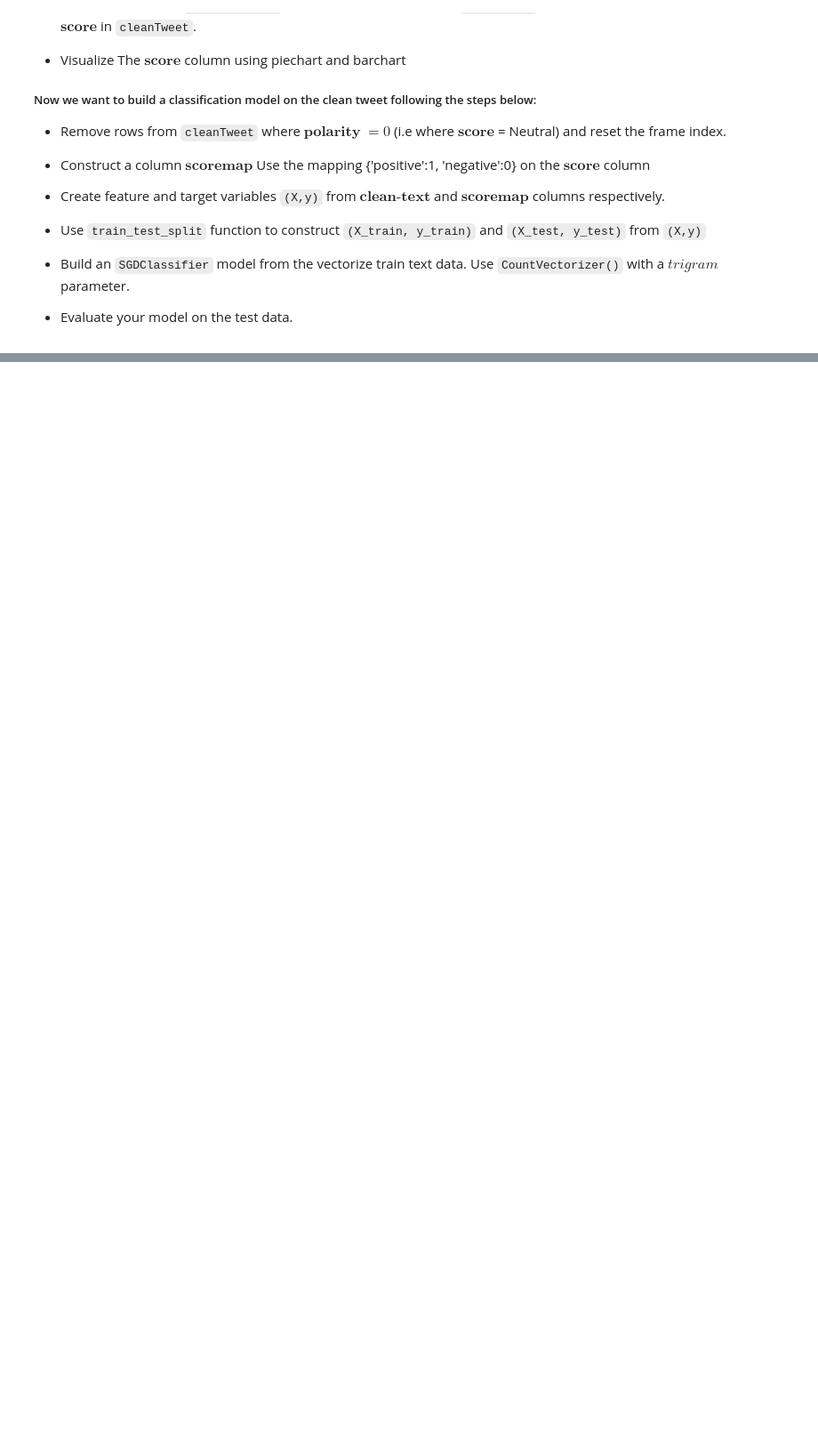
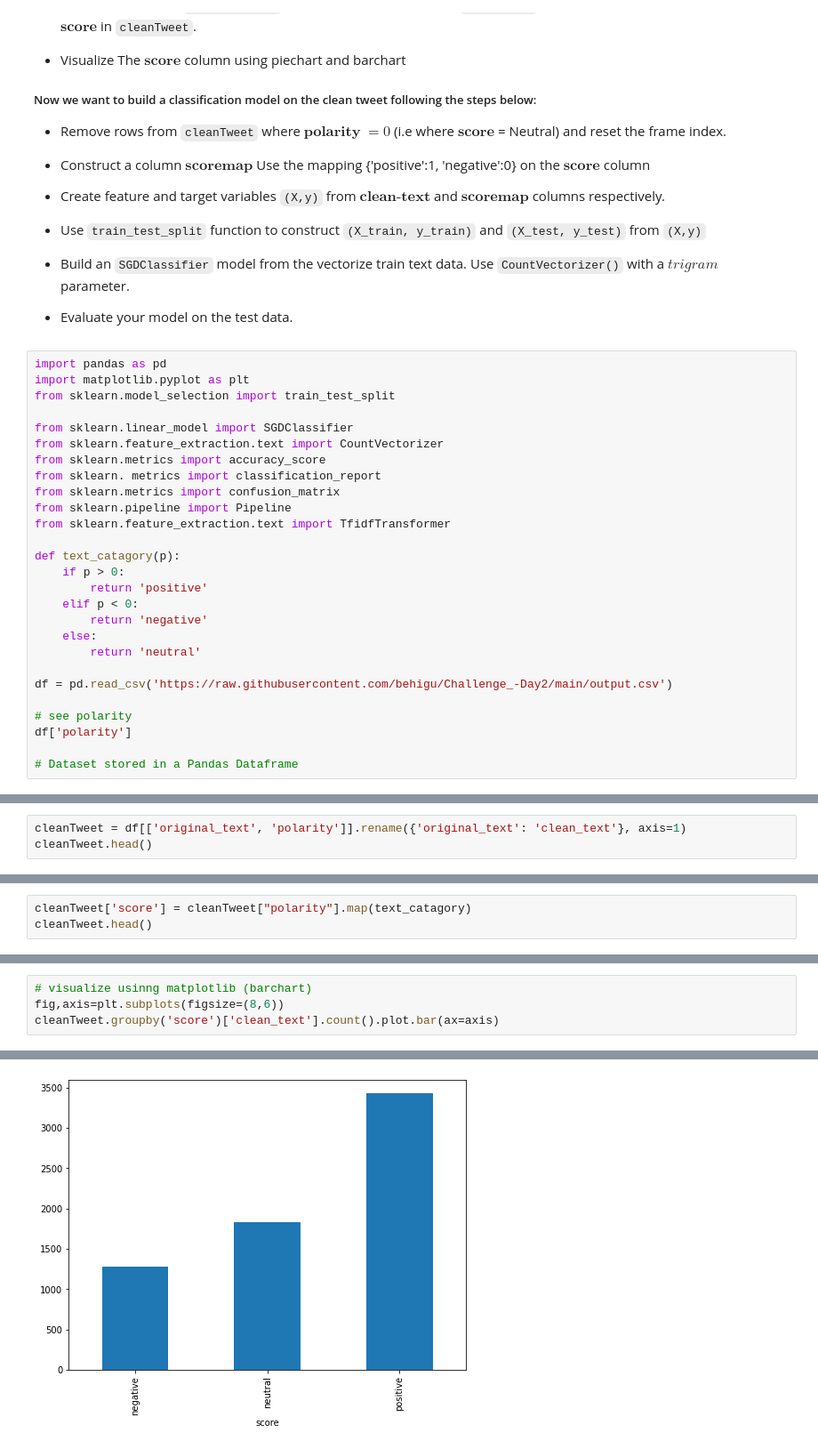
Before and after one commit to behigu/Challenge_-Day2, a Jupyter notebook: Challenge__Day2.ipynb, the cells around one changed output, grey strips where cells are left out. Shown at 89% size. Drawn from its saved outputs; the diff is of its cells as text; blank space fills up the shorter version.

```diff
--- a/Challenge__Day2.ipynb
+++ b/Challenge__Day2.ipynb
@@ -183,3 +183,30 @@ assert len(how_success) > 80
 * Build an `SGDClassifier` model from the vectorize train text data. Use `CountVectorizer()` with a $\textit{trigram}$ parameter.
 
 * Evaluate your model on the test data.
+# %%
+import pandas as pd
+import matplotlib.pyplot as plt
+from sklearn.model_selection import train_test_split
+
+from sklearn.linear_model import SGDClassifier
+from sklearn.feature_extraction.text import CountVectorizer
+from sklearn.metrics import accuracy_score
+from sklearn. metrics import classification_report
+from sklearn.metrics import confusion_matrix
+from sklearn.pipeline import Pipeline
+from sklearn.feature_extraction.text import TfidfTransformer
+
+def text_catagory(p):
+    if p > 0:
+        return 'positive'
+    elif p < 0:
+        return 'negative'
+    else:
+        return 'neutral'
+
+df = pd.read_csv('https://raw.githubusercontent.com/behigu/Challenge_-Day2/main/output.csv')
+
+# see polarity
+df['polarity']
+
+# Dataset stored in a Pandas Dataframe
@@ -185,0 +226,3 @@ assert len(how_success) > 80
+# %%
+cleanTweet = df[['original_text', 'polarity']].rename({'original_text': 'clean_text'}, axis=1)
+cleanTweet.head()
@@ -185,0 +236,3 @@ assert len(how_success) > 80
+# %%
+cleanTweet['score'] = cleanTweet["polarity"].map(text_catagory)
+cleanTweet.head()
@@ -185,0 +246,5 @@ assert len(how_success) > 80
+# %%
+# visualize usinng matplotlib (barchart)
+fig,axis=plt.subplots(figsize=(8,6))
+cleanTweet.groupby('score')['clean_text'].count().plot.bar(ax=axis)
+# %% [output]
@@ -185,0 +252 @@ assert len(how_success) > 80
+[figure, added]
```
Also changed, not shown: parts of 15 cells of this notebook.
